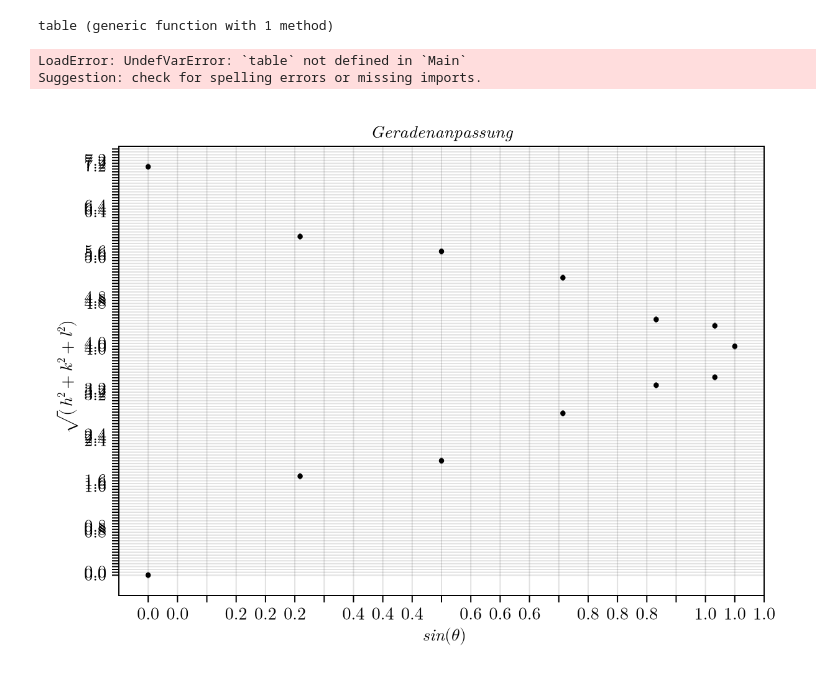
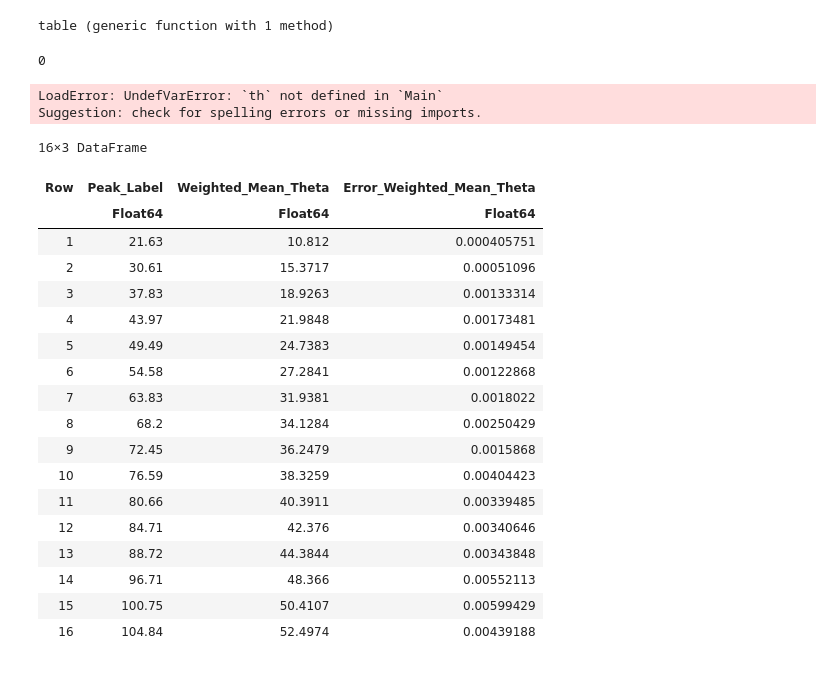
Before and after one commit to fdustert/Praktikum-B, a Jupyter notebook: Festkörperphysik/Röntgennografische_Methoden/Tabellen.ipynb, the cells around one changed output. Cells and saved outputs as stored; diff of their text form; code cells hidden in the pictures.

Commit message:
Tabellen code klappt jetzt, PEak csv datei, kommas entfernt, messdaten Laue

```diff
--- a/Festkörperphysik/Röntgennografische_Methoden/Tabellen.ipynb
+++ b/Festkörperphysik/Röntgennografische_Methoden/Tabellen.ipynb
@@ -267,21 +252,20 @@ end
 # %% [output]
 table (generic function with 1 method)
 # %%
-t=table([0, 30, 60, 90, 120, 150, 180, 210, 240, 270, 300, 330, 360])
-println(th = t[:,2])
-println(root = t[:,8])
+t=table(measurement.([0, 30, 60, 90, 120, 150, 180, 210, 240, 270, 300, 330, 360],0.1))
+#(th = t[:,2])
+#(root = t[:,8])
 delth = 0
 # %% [output]
-LoadError: UndefVarError: `table` not defined in `Main`
-Suggestion: check for spelling errors or missing imports.
+0
 # %%
-function nice_ticks_and_labels(x, n_labels=11, sigdigit=8)
+function nice_ticks_and_labels(x; n_ticks=20, n_labels=21, sigdigit=8)
     order = Float64(floor(Int, log10(maximum(x))))
     n = Float64(floor(Int, maximum(x) / 10^order))+1  # erste Ziffer
     tick_max = n * 10^order
 
     # Tick-Positionen: 0, 1*10^order, 2*10^order, ..., n*10^order
-    ticks = round.(collect((0:5*10^(order-2):tick_max)) ; digits =sigdigit)  # feinere Tick-Striche
+    ticks = round.(collect((0:100/n_ticks*10^(order-2):tick_max)) ; digits =sigdigit)  # feinere Tick-Striche
 
     # Beschriftete Zahlen: 10 gleichmäßig
     labels = collect(range(0, stop=tick_max, length=n_labels))
@@ -289,7 +273,7 @@ function nice_ticks_and_labels(x, n_labels=11, sigdigit=8)
     return ticks, labels
 end
 
-function alignedlabels(ticks, labels; atol=0.06)
+function alignedlabels(ticks, labels; atol=0.01)
     aligned = String[]
     for x in ticks
         match = findfirst(lbl -> isapprox(x, lbl; atol=atol, rtol=0), labels)
@@ -307,7 +291,7 @@ end
 
 
 
-x = th##ANPASSEN##
+x = value.(th)##ANPASSEN##
 y = root ##ANPASSEN##
 #Fehler-Array mit gleichem Fehler
 Δx= delth
@@ -334,12 +318,12 @@ with_theme(theme_latexfonts()) do
 
 
     #Skalierung der x-Achse ##ANPASSEN##
-xticks = nice_ticks_and_labels(x, 11)[1]
-xticklabels = nice_ticks_and_labels(x, 11)[2]
+xticks = nice_ticks_and_labels(x, n_labels=21, n_ticks=40)[1]
+xticklabels = nice_ticks_and_labels(x, n_labels=21, n_ticks=40)[2]
 aligned_xlabels = alignedlabels(xticks, xticklabels)
 #Skalierung der y-Achse ##ANPASSEN##
-yticks = nice_ticks_and_labels(y, 11)[1]
-yticklabels = nice_ticks_and_labels(y, 11)[2]
+yticks = nice_ticks_and_labels(y, n_labels=21)[1]
+yticklabels = nice_ticks_and_labels(y, n_labels=21)[2]
 aligned_ylabels = alignedlabels(yticks, yticklabels)
 ax.xlabel = L" $sin(\theta)$" ##ANPASSEN##
 ax.ylabel = L"$\sqrt(h^2 +k^2 +l^2)$  " ##ANPASSEN##
@@ -354,4 +338,5 @@ ax.yticks = (yticks, aligned_ylabels)
     fig
 end
 # %% [output]
-[figure, removed]
+LoadError: UndefVarError: `th` not defined in `Main`
+Suggestion: check for spelling errors or missing imports.
@@ -357,0 +345,22 @@ end
+# %%
+messung = (DataFrame(load("C:/Users/va/Uni/Praktikum/Praktikum_B/Festkörperphysik/Röntgennografische_Methoden/Fittergebnisse_CSV/Probe_2_Gewichteter_Mittelwert.csv")))
+# %% [output]
+16×3 DataFrame
+| Row | Peak_Label | Weighted_Mean_Theta | Error_Weighted_Mean_Theta |
+|  | Float64 | Float64 | Float64 |
+| 1 | 21.63 | 10.812 | 0.000405751 |
+| 2 | 30.61 | 15.3717 | 0.00051096 |
+| 3 | 37.83 | 18.9263 | 0.00133314 |
+| 4 | 43.97 | 21.9848 | 0.00173481 |
+| 5 | 49.49 | 24.7383 | 0.00149454 |
+| 6 | 54.58 | 27.2841 | 0.00122868 |
+| 7 | 63.83 | 31.9381 | 0.0018022 |
+| 8 | 68.2 | 34.1284 | 0.00250429 |
+| 9 | 72.45 | 36.2479 | 0.0015868 |
+| 10 | 76.59 | 38.3259 | 0.00404423 |
+| 11 | 80.66 | 40.3911 | 0.00339485 |
+| 12 | 84.71 | 42.376 | 0.00340646 |
+| 13 | 88.72 | 44.3844 | 0.00343848 |
+| 14 | 96.71 | 48.366 | 0.00552113 |
+| 15 | 100.75 | 50.4107 | 0.00599429 |
+| 16 | 104.84 | 52.4974 | 0.00439188 |
```
Also changed, not shown: parts of 11 cells of this notebook, 8 other files.
